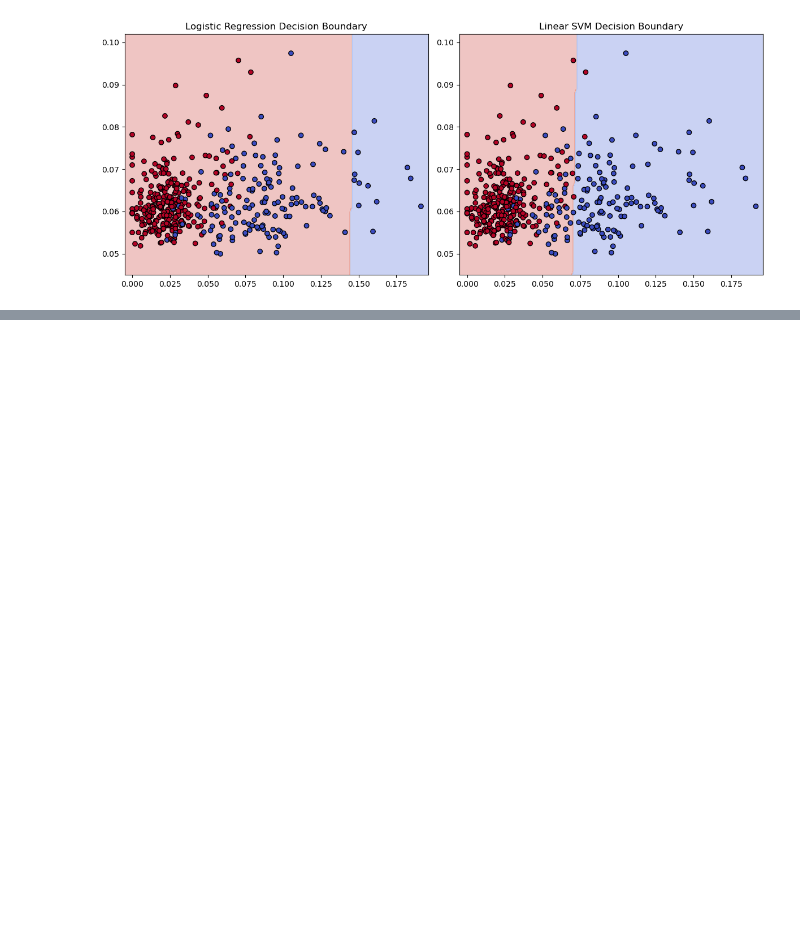
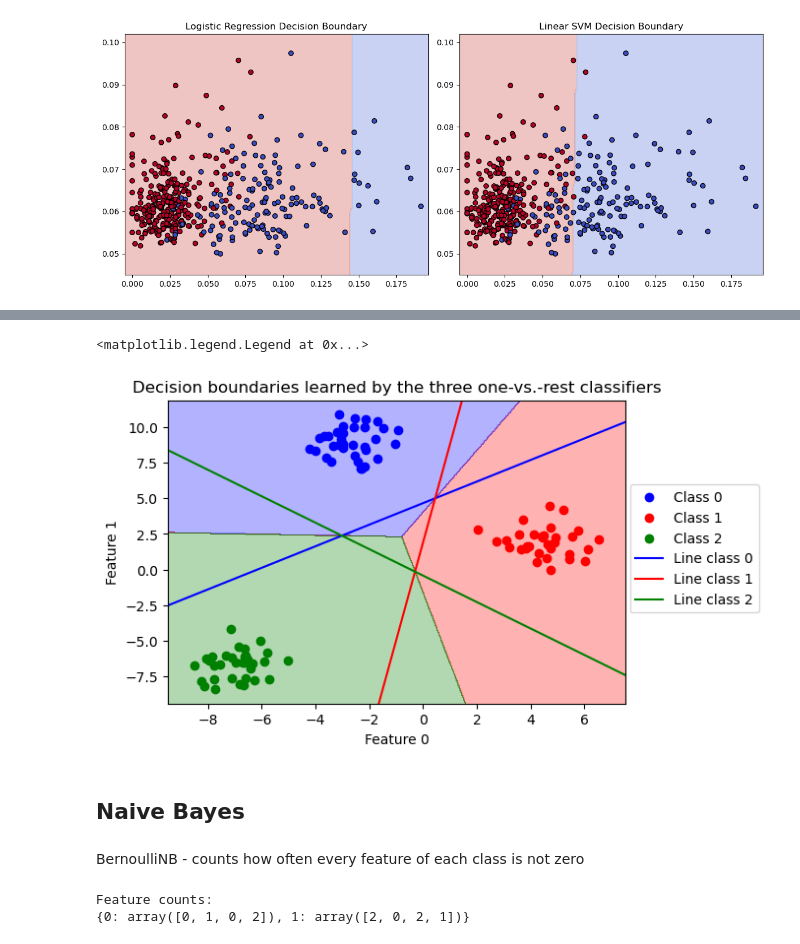
Before and after one commit to abhaykukade/ml_model_evaluation, a Jupyter notebook: supervised_classification.ipynb, the cells around one changed output, grey strips where cells are left out. Saved outputs shown, nothing was run; the diff lists cells and outputs as text; code cells hidden in the pictures; blank space fills up the shorter version.

```diff
--- a/supervised_classification.ipynb
+++ b/supervised_classification.ipynb
@@ -150,0 +259,30 @@ plt.show()
+# %%
+Z_svm = linear_svm.predict(grid).reshape(xx.shape)
+# %%
+cmap_brg = ListedColormap(['b','r','g'])
+plt.figure(figsize=(6,4))
+
+plt.contourf(xx, yy, Z_svm, alpha=0.3, cmap = cmap_brg)
+
+for class_label, color in zip(np.unique(y), ['b','r','g']):
+    plt.scatter(X[y==class_label,0], X[y==class_label, 1], label=f'Class {class_label}', c=color)
+
+line = np.linspace(-15,15)
+for coef, intercept, color in zip(linear_svm.coef_, linear_svm.intercept_, ['b','r','g']):
+    plt.plot(line, -(line*coef[0] + intercept)/coef[1], c=color)
+
+plt.xlim(x1_min, x1_max)
+plt.ylim(x2_min, x2_max)
+
+plt.xlabel('Feature 0')
+plt.ylabel('Feature 1')
+plt.title('Decision boundaries learned by the three one-vs.-rest classifiers')
+plt.legend(['Class 0', 'Class 1', 'Class 2', 'Line class 0', 'Line class 1',
+ 'Line class 2'], loc=(1.01, 0.3))
+# %% [output]
+<matplotlib.legend.Legend at 0x...>
+[figure, added]
+# %% [markdown]
+## Naive Bayes
+# %% [markdown]
+BernoulliNB - counts how often every feature of each class is not zero
@@ -150,0 +295,8 @@ plt.show()
+# %%
+counts = {}
+for label in np.unique(y):
+    counts[label] = X[y == label].sum(axis=0)
+print(f'Feature counts:\n{counts}')
+# %% [output]
+Feature counts:
+{0: array([0, 1, 0, 2]), 1: array([2, 0, 2, 1])}
```
Also changed, not shown: parts of 19 cells of this notebook.
